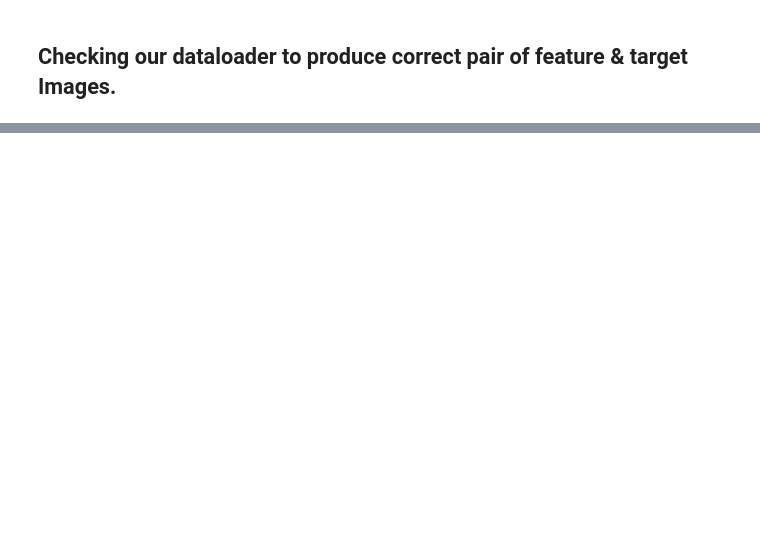
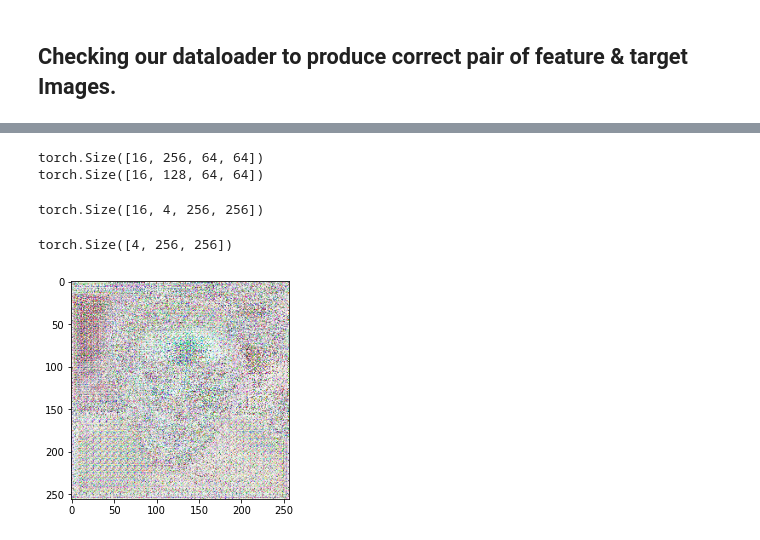
Before and after one commit to sanketsans/Image-Matting-U-Net, a Jupyter notebook: ImageMatting.ipynb, the cells around one changed output, grey strips where cells are left out. Drawn from its saved outputs; the diff is of its cells as text; code cells hidden in the pictures; blank space fills up the shorter version.

Commit message:
Added Generator & Wave-U Net model

```diff
--- a/ImageMatting.ipynb
+++ b/ImageMatting.ipynb
@@ -170,0 +227,12 @@ plt.show()
+# %%
+def down_samp_conv(in_channel, out_channel, batchNorm, kernel_size=3, stride=1, padding=1):
+  pool_layer = nn.MaxPool2d(2, 2)
+  conv_layers = in_conv(in_channel, out_channel, batchNorm)
+
+  layers = [pool_layer, conv_layers]
+  return nn.Sequential(*layers)
+# %%
+def up_samp_conv(in_channel, out_channel, batchNorm, kernel_size=4, stride=2, padding=1):
+  deconv_layer = deconv(in_channel, out_channel, kernel_size, stride, padding, batchNorm)
+
+  return nn.Sequential(deconv_layer)
@@ -170,0 +287,3 @@ plt.show()
+# %%
+G = Generator()
+G
@@ -170,0 +308,19 @@ plt.show()
+# %%
+out = G(f)
+# %% [output]
+torch.Size([16, 256, 64, 64])
+torch.Size([16, 128, 64, 64])
+# %%
+out.shape
+# %% [output]
+torch.Size([16, 4, 256, 256])
+# %%
+out[0].shape
+# %% [output]
+torch.Size([4, 256, 256])
+# %%
+x = torchvision.transforms.ToPILImage()(out[0])
+plt.imshow(x)
+plt.show()
+# %% [output]
+[figure, added]
```
Also changed, not shown: parts of 14 cells of this notebook.
